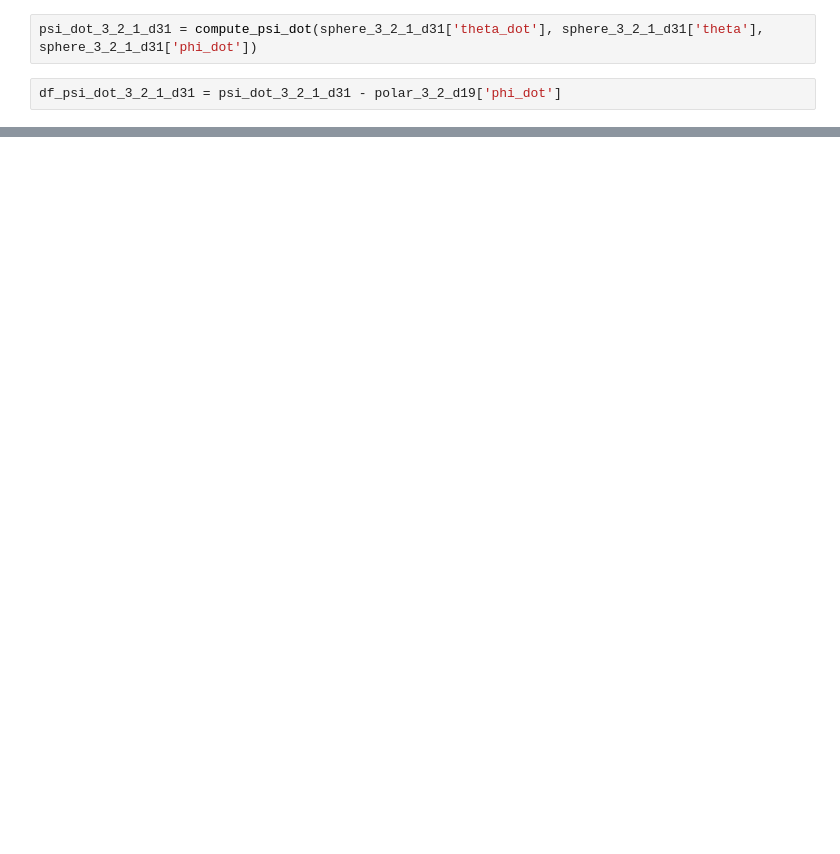
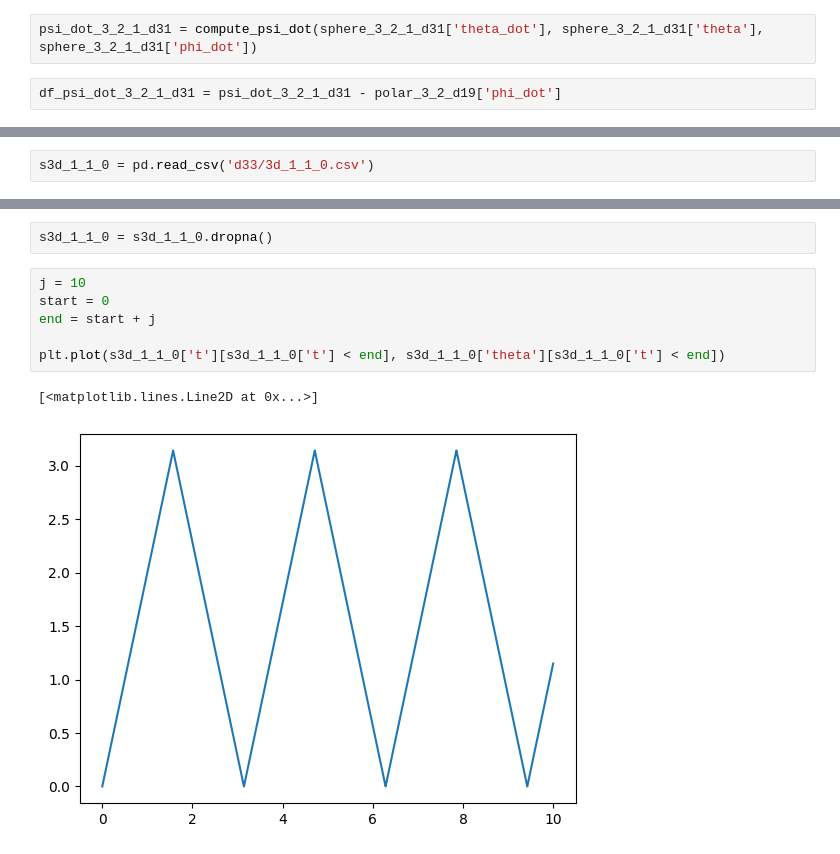
Before and after one commit to musa-salman/BohrAtomSim, a Jupyter notebook: debug/debug_issue_9_0.ipynb, the cells around one changed output, grey strips where cells are left out. Cells and saved outputs as stored; diff of their text form; blank space fills up the shorter version.

```diff
--- a/debug/debug_issue_9_0.ipynb
+++ b/debug/debug_issue_9_0.ipynb
@@ -227,0 +234,2 @@ Text(0, 0.5, '$\\dot{\\psi}_{3D} - \\dot{\\psi}_{2D}$')
+# %%
+s3d_1_1_0 = pd.read_csv('d33/3d_1_1_0.csv')
@@ -227,0 +252,11 @@ Text(0, 0.5, '$\\dot{\\psi}_{3D} - \\dot{\\psi}_{2D}$')
+# %%
+s3d_1_1_0 = s3d_1_1_0.dropna()
+# %%
+j = 10
+start = 0
+end = start + j
+
+plt.plot(s3d_1_1_0['t'][s3d_1_1_0['t'] < end], s3d_1_1_0['theta'][s3d_1_1_0['t'] < end])
+# %% [output]
+[<matplotlib.lines.Line2D at 0x...>]
+[figure, added]
```
Also changed, not shown: parts of 44 cells of this notebook.
